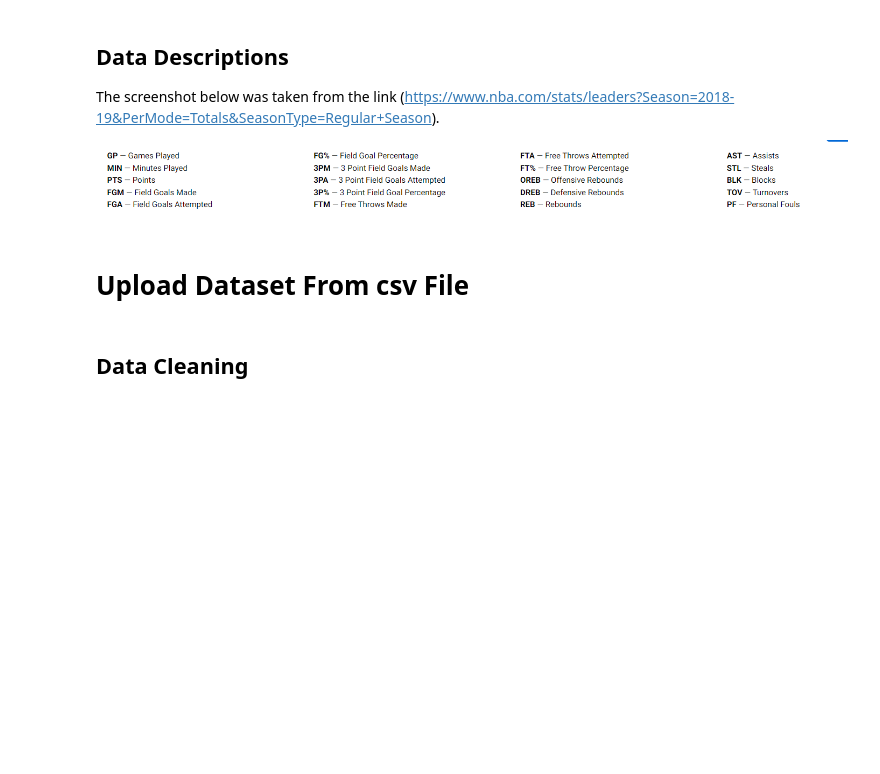
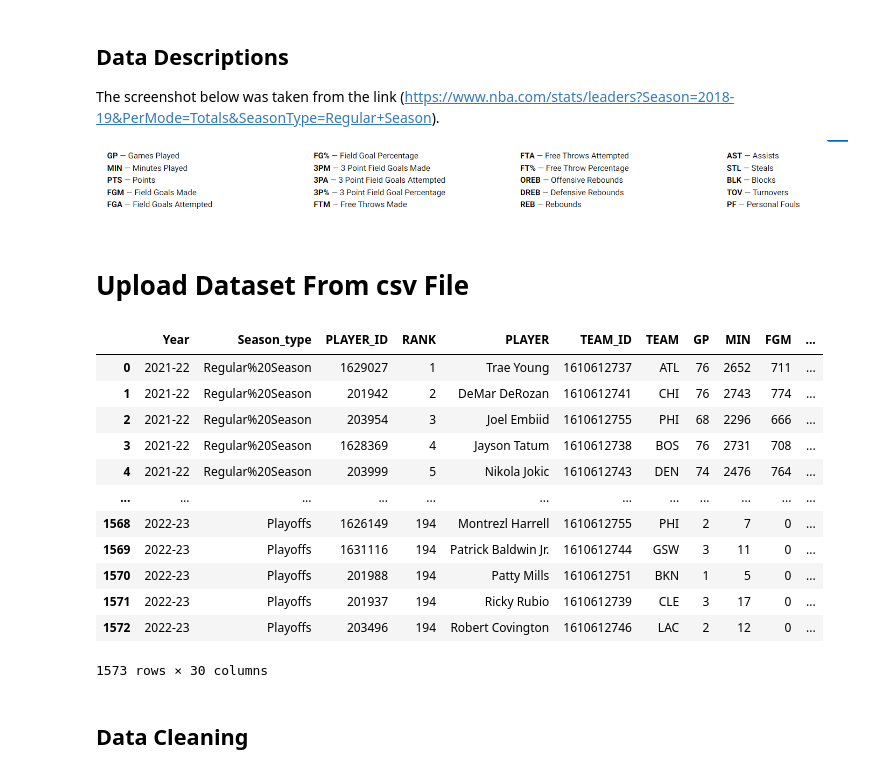
Before and after one commit to SertacBattal/MLBus_HDipData_Sept23_FT, a Jupyter notebook: SertacBattal_MLBus_Semester2_CA1.ipynb, the cells around one changed output. Drawn from its saved outputs; the diff is of its cells as text; code cells hidden in the pictures; blank space fills up the shorter version.

```diff
--- a/SertacBattal_MLBus_Semester2_CA1.ipynb
+++ b/SertacBattal_MLBus_Semester2_CA1.ipynb
@@ -106,6 +106,22 @@ The screenshot below was taken from the link (https://www.nba.com/stats/leaders?
 # Upload Dataset From csv File
 # %%
 data = pd.read_csv('nba_player_data.csv')
+# %%
+data.head(-5)
+# %% [output]
+|  | Year | Season_type | PLAYER_ID | RANK | PLAYER | TEAM_ID | TEAM | GP | MIN | FGM | ... |
+| 0 | 2021-22 | Regular%20Season | 1629027 | 1 | Trae Young | 1610612737 | ATL | 76 | 2652 | 711 | ... |
+| 1 | 2021-22 | Regular%20Season | 201942 | 2 | DeMar DeRozan | 1610612741 | CHI | 76 | 2743 | 774 | ... |
+| 2 | 2021-22 | Regular%20Season | 203954 | 3 | Joel Embiid | 1610612755 | PHI | 68 | 2296 | 666 | ... |
+| 3 | 2021-22 | Regular%20Season | 1628369 | 4 | Jayson Tatum | 1610612738 | BOS | 76 | 2731 | 708 | ... |
+| 4 | 2021-22 | Regular%20Season | 203999 | 5 | Nikola Jokic | 1610612743 | DEN | 74 | 2476 | 764 | ... |
+| ... | ... | ... | ... | ... | ... | ... | ... | ... | ... | ... | ... |
+| 1568 | 2022-23 | Playoffs | 1626149 | 194 | Montrezl Harrell | 1610612755 | PHI | 2 | 7 | 0 | ... |
+| 1569 | 2022-23 | Playoffs | 1631116 | 194 | Patrick Baldwin Jr. | 1610612744 | GSW | 3 | 11 | 0 | ... |
+| 1570 | 2022-23 | Playoffs | 201988 | 194 | Patty Mills | 1610612751 | BKN | 1 | 5 | 0 | ... |
+| 1571 | 2022-23 | Playoffs | 201937 | 194 | Ricky Rubio | 1610612739 | CLE | 3 | 17 | 0 | ... |
+| 1572 | 2022-23 | Playoffs | 203496 | 194 | Robert Covington | 1610612746 | LAC | 2 | 12 | 0 | ... |
+1573 rows × 30 columns
 # %% [markdown]
 ## Data Cleaning
 # %%
```
Also changed, not shown: parts of 48 cells of this notebook, 1 other file.
